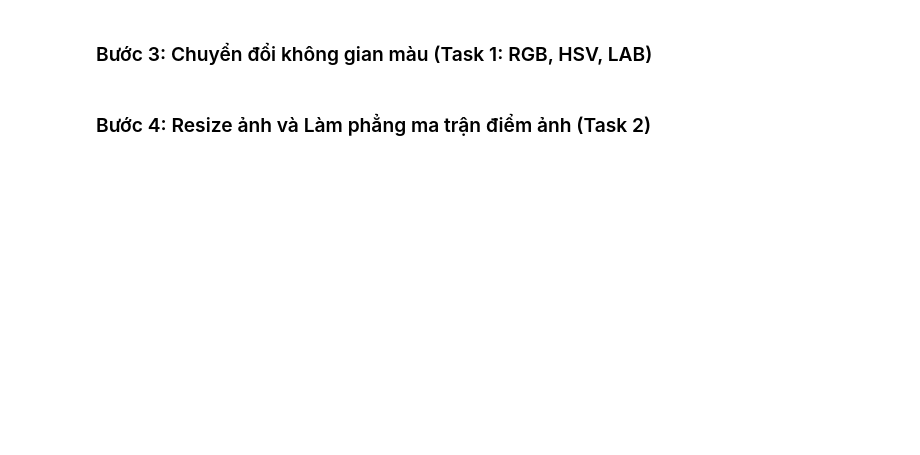
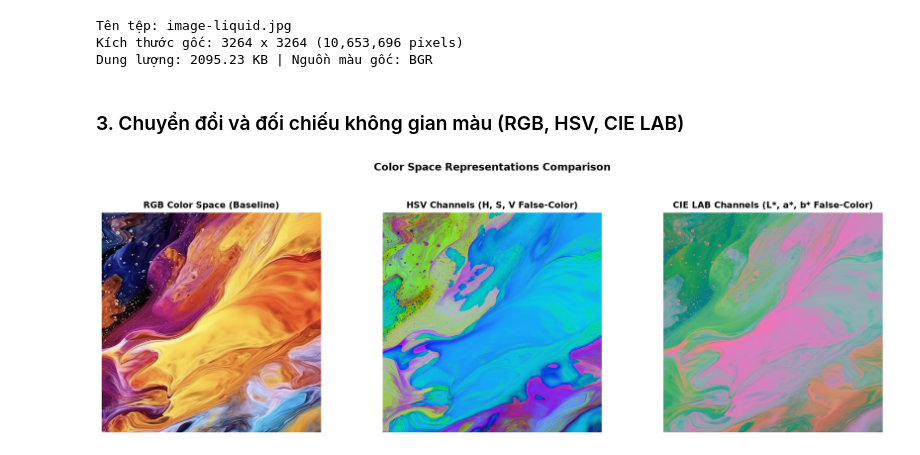
Before and after one commit to iamtien77/Lab_3.2_ADDITIONAL_K-MEANS_IMAGE_SEGMENTATION, a Jupyter notebook: notebooks/01_image_loading_and_preprocessing.ipynb, the cells around one changed output. Cells and saved outputs as stored; diff of their text form; code cells hidden in the pictures; blank space fills up the shorter version.

```diff
--- a/notebooks/01_image_loading_and_preprocessing.ipynb
+++ b/notebooks/01_image_loading_and_preprocessing.ipynb
@@ -22,2 +37,13 @@ from src.data.preprocessing import convert_color_space, resize_image, flatten_pi
+# %%
+img_rgb, metadata = load_image(DEFAULT_IMAGE_PATH)
+validate_image(img_rgb)
+
+print(f"Tên tệp: {metadata['file_name']}")
+print(f"Kích thước gốc: {metadata['width']} x {metadata['height']} ({metadata['total_pixels']:,} pixels)")
+print(f"Dung lượng: {metadata['file_size_kb']} KB | Nguồn màu gốc: {metadata['source_color_mode']}")
+# %% [output]
+Tên tệp: image-liquid.jpg
+Kích thước gốc: 3264 x 3264 (10,653,696 pixels)
+Dung lượng: 2095.23 KB | Nguồn màu gốc: BGR
 # %% [markdown]
-### Bước 3: Chuyển đổi không gian màu (Task 1: RGB, HSV, LAB)
+### 3. Chuyển đổi và đối chiếu không gian màu (RGB, HSV, CIE LAB)
@@ -29,2 +49,0 @@ from src.data.preprocessing import convert_color_space, resize_image, flatten_pi
-# %% [markdown]
-### Bước 4: Resize ảnh và Làm phẳng ma trận điểm ảnh (Task 2)
@@ -35,0 +50,19 @@ from src.data.preprocessing import convert_color_space, resize_image, flatten_pi
+# %%
+img_hsv = convert_color_space(img_rgb, source_space='RGB', target_space='HSV')
+img_lab = convert_color_space(img_rgb, source_space='RGB', target_space='LAB')
+
+fig, axes = plt.subplots(1, 3, figsize=(15, 5))
+panels = [
+    (img_rgb, 'RGB Color Space (Baseline)'),
+    (img_hsv, 'HSV Channels (H, S, V False-Color)'),
+    (img_lab, 'CIE LAB Channels (L*, a*, b* False-Color)'),
+]
+for ax, (img, label) in zip(axes, panels):
+    ax.imshow(img)
+    ax.set_title(label, fontsize=11, fontweight='bold')
+    ax.axis('off')
+fig.suptitle('Color Space Representations Comparison', fontsize=13, fontweight='bold', y=0.98)
+fig.tight_layout(rect=[0.0, 0.0, 1.0, 0.90])
+show_figure(fig)
+# %% [output]
+[figure, added]
```
Also changed, not shown: parts of 11 cells of this notebook, 4 other files.
